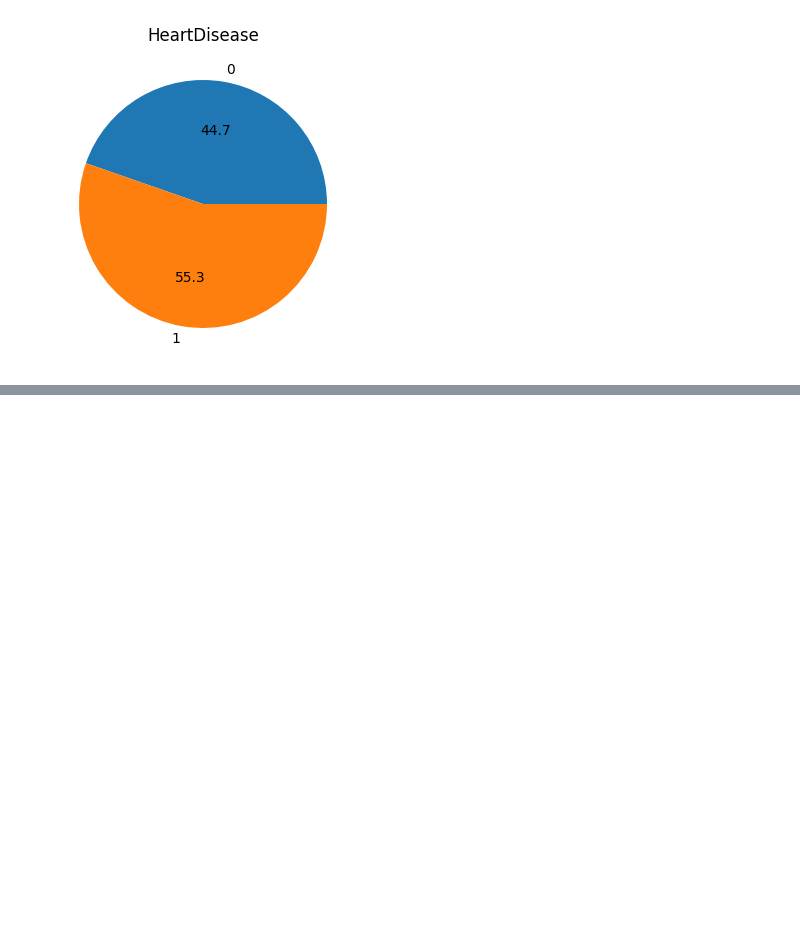
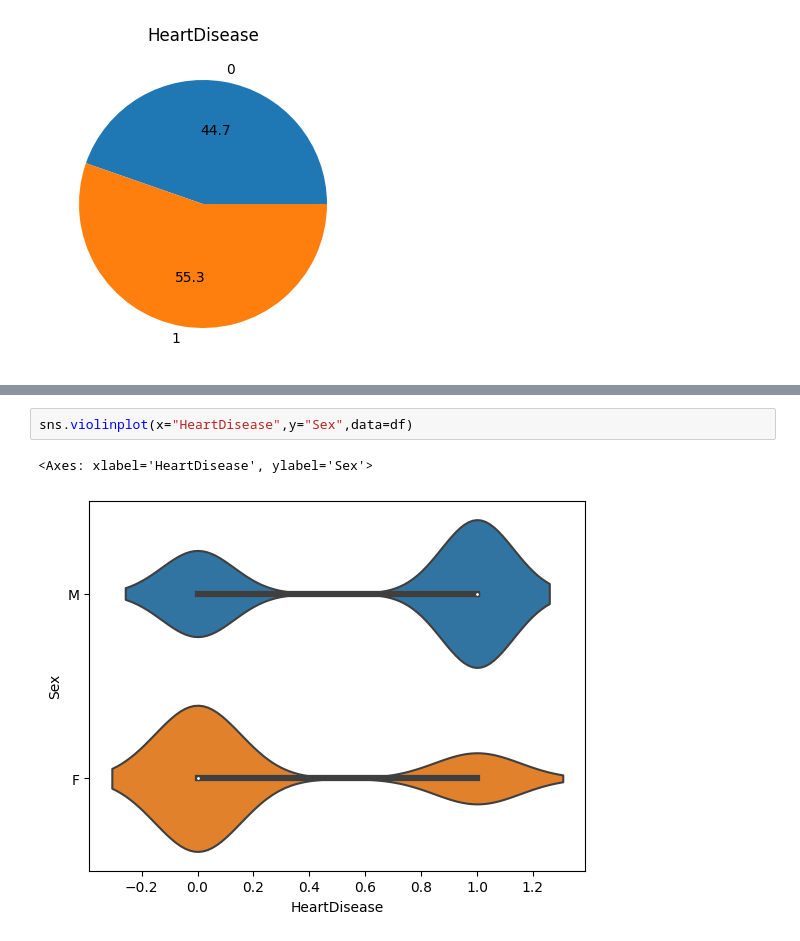
Before and after one commit to ImSowmya/Data-visualization-on-Heart-disease-dataset, a Jupyter notebook: HeartDisease-ExploratoryDataAnalysis.ipynb, the cells around one changed output, grey strips where cells are left out. Drawn from its saved outputs; the diff is of its cells as text; blank space fills up the shorter version.

```diff
--- a/HeartDisease-ExploratoryDataAnalysis.ipynb
+++ b/HeartDisease-ExploratoryDataAnalysis.ipynb
@@ -62,0 +70,5 @@ df.groupby('HeartDisease').size().plot(kind = 'pie', autopct = '%.1f', figsize =
+# %%
+sns.violinplot(x="HeartDisease",y="Sex",data=df)
+# %% [output]
+<Axes: xlabel='HeartDisease', ylabel='Sex'>
+[figure, added]
```
Also changed, not shown: parts of 4 cells of this notebook.
